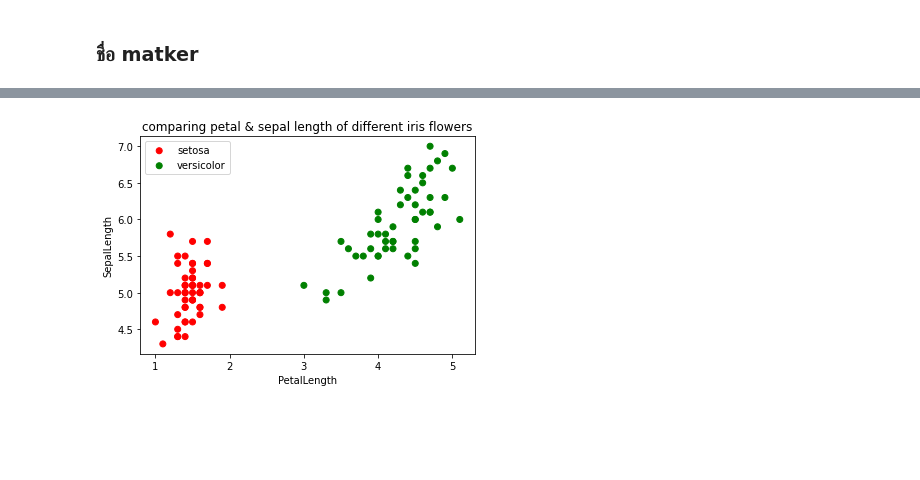
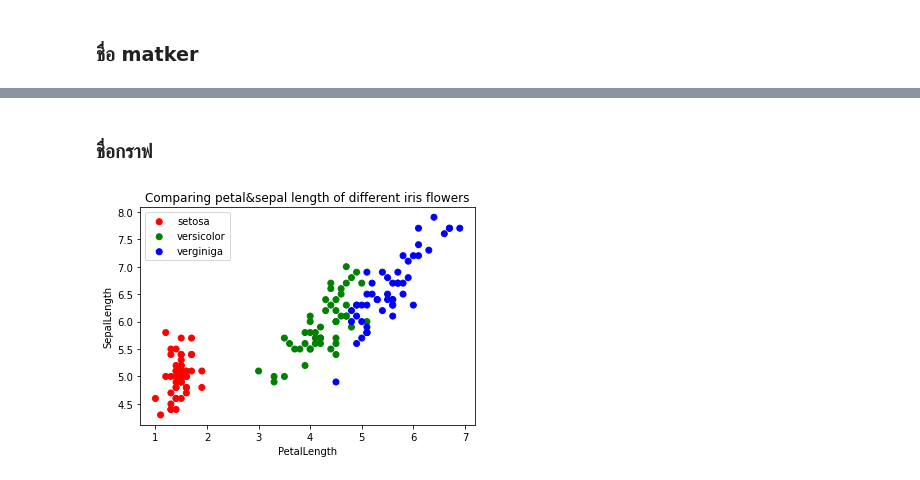
Before and after one commit to Umaporn19/data_viz_2022, a Jupyter notebook: DataViz02_Data_Distribution.ipynb, the cells around one changed output, grey strips where cells are left out. Drawn from its saved outputs; the diff is of its cells as text; code cells hidden in the pictures; blank space fills up the shorter version.

Commit message:
scatter plot

```diff
--- a/DataViz02_Data_Distribution.ipynb
+++ b/DataViz02_Data_Distribution.ipynb
@@ -73,9 +85,12 @@ Text(0, 0.5, 'SepalLength')
+# %% [markdown]
+### ชื่อกราฟ
 # %%
 plt.scatter(df2['PetalLength'][:50] ,df2['SepalLength'][:50],c=df2['Name'][:50],label='setosa') #50 อันแรก
 plt.scatter(df2['PetalLength'][50:100] ,df2['SepalLength'][50:100],c=df2['Name'][50:100],label='versicolor')  #50-100
-plt.legend()
+plt.scatter(df2['PetalLength'][100:],df2['SepalLength'][100:],c=df2['Name'][100:],label='verginiga') #100
+plt.legend() #โชว์ชื่อแต่ละจุดที่พล็อตไปด้วย
 plt.xlabel('PetalLength') #ทำการเปลี่ยนชื่อแกน x
 plt.ylabel('SepalLength') #ทำการเปลี่ยนชื่อแกน y
-plt.title('comparing petal & sepal length of different iris flowers'); #ตั้งชื่อกราฟ
+plt.title('Comparing petal&sepal length of different iris flowers'); #ตั้งืชื่อกราฟ
 # %% [output]
-[figure, old version]
+[figure, new version]
```
Also changed, not shown: parts of 14 cells of this notebook.
